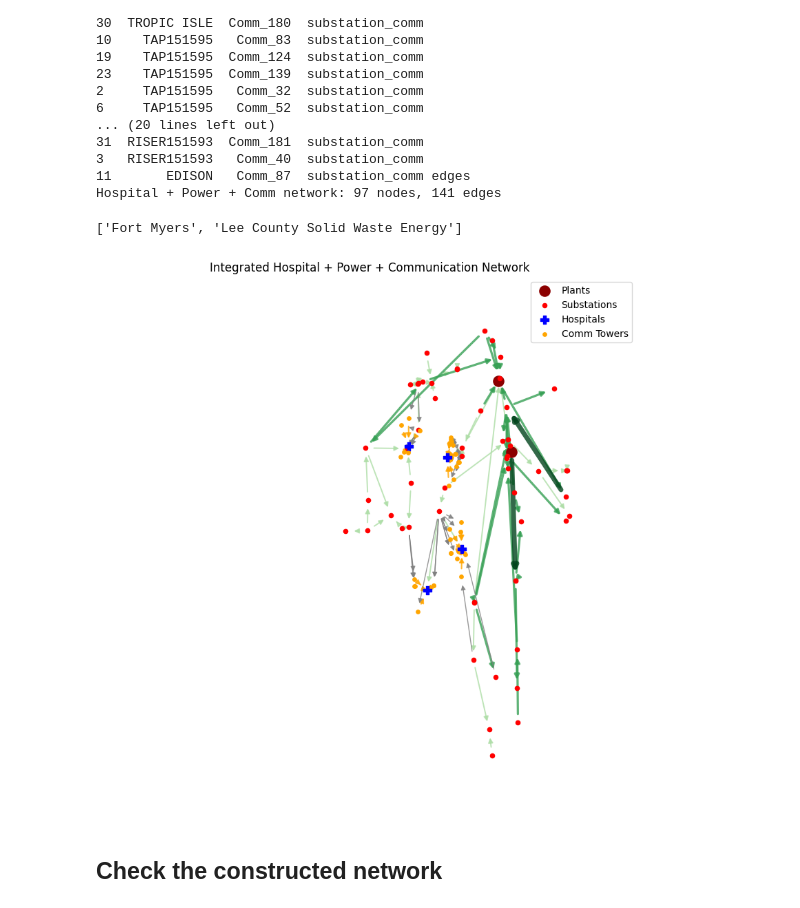
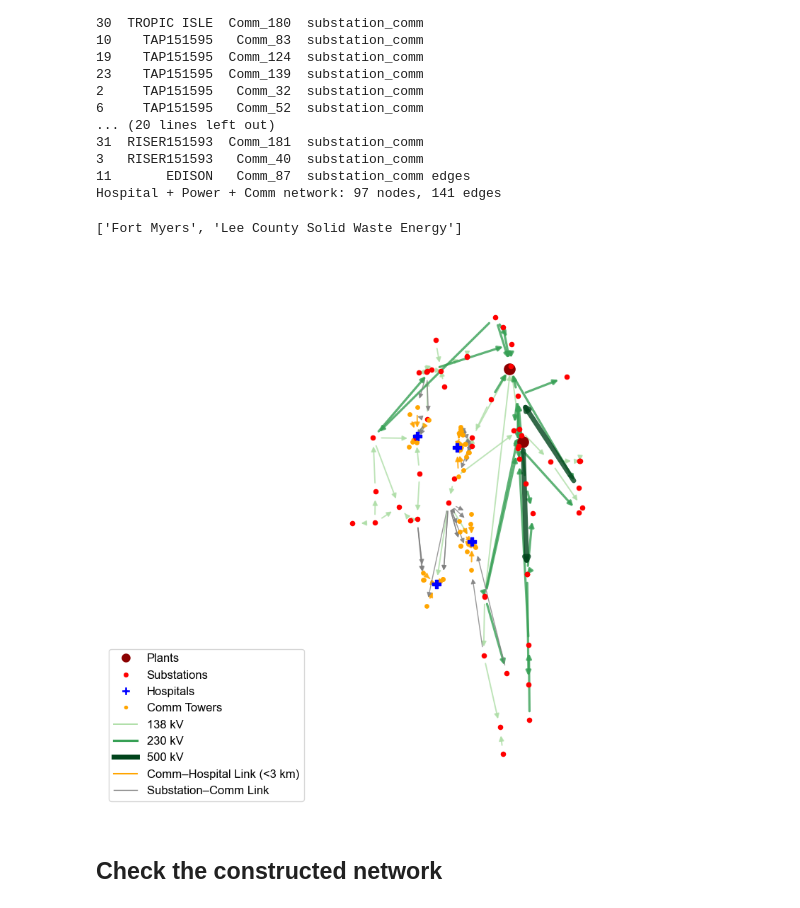
Before and after one commit to Sealxuyh/HCI-nexus, a Jupyter notebook: code/HCI_DBN.ipynb, the cells around one changed output. Saved outputs shown, nothing was run; the diff lists cells and outputs as text; code cells hidden in the pictures.

```diff
--- a/code/HCI_DBN.ipynb
+++ b/code/HCI_DBN.ipynb
@@ -11,6 +11,8 @@ from shapely.geometry import LineString
 from shapely.geometry import Point
 # Set the option to display all columns
 pd.options.display.max_columns = None
+plt.rcParams["font.sans-serif"] = ["Arial"]
+plt.rcParams["axes.unicode_minus"] = False
 import rasterio
 from pyproj import Transformer
 
@@ -1420,7 +1422,7 @@ nx.draw_networkx_nodes(G, pos, nodelist=hosp_nodes, node_size=80, node_color='bl
 
 # Communication powers
 comm_nodes = [n for n, d in G.nodes(data=True) if d.get('type') == 'communication']
-nx.draw_networkx_nodes(G, pos, nodelist=comm_nodes, node_size=15, node_color='orange', label='Comm Towers')
+nx.draw_networkx_nodes(G, pos, nodelist=comm_nodes, node_size=15, node_color='orange', label='Comm towers')
 
 # Edges
 for volt in voltages:
@@ -1428,36 +1430,73 @@ for volt in voltages:
         (u, v) for u, v, d in G.edges(data=True)
         if d.get('VOLTAGE') == volt
     ]
 
     current_width = volt / 100
     if edgelist:
         nx.draw_networkx_edges(
             G, pos,
             edgelist=edgelist,
             width=current_width,
             edge_color=[voltage_colors[volt]],
             alpha=0.8,
             label=f"{int(volt)} kV"
         )
 
 comm_edges = [(u, v) for u, v, d in G.edges(data=True) if d.get('edge_type') == 'comm_hospital']
 if comm_edges:
     nx.draw_networkx_edges(G, pos, edgelist=comm_edges,edge_color='orange', alpha=0.8, width=1.5, label='Comm Link (<3km)')
 
 substation_comm_edges = [(u, v) for u, v, d in G.edges(data=True) if d.get('edge_type') == 'substation_comm']
 if substation_comm_edges:
     nx.draw_networkx_edges(G, pos, edgelist=substation_comm_edges,edge_color='gray', alpha=0.8, width=1.0, label='Substation Comm Link')
 
 plt.xlim(global_xlim)
 plt.ylim(global_ylim)
 
-plt.legend()
-plt.title("Integrated Hospital + Power + Communication Network")
+from matplotlib.lines import Line2D
+
+legend_elements = []
+
+# ---- Node legend ----
+legend_elements.extend([
+    Line2D([0], [0], marker='o', color='w',
+           markerfacecolor='darkred', markersize=10, label='Plants'),
+    Line2D([0], [0], marker='o', color='w',
+           markerfacecolor='red', markersize=6, label='Substations'),
+    Line2D([0], [0], marker='P', color='w',
+           markerfacecolor='blue', markersize=9, label='Hospitals'),
+    Line2D([0], [0], marker='o', color='w',
+           markerfacecolor='orange', markersize=5, label='Comm Towers'),
+])
+
+# ---- Edge legend: voltages ----
+for volt in voltages:
+    legend_elements.append(
+        Line2D([0], [0],
+               color=voltage_colors[volt],
+               lw=volt / 100,
+               label=f"{int(volt)} kV")
+    )
+
+# ---- Edge legend: dependency links ----
+legend_elements.extend([
+    Line2D([0], [0], color='orange', lw=1.5, label='Comm–Hospital Link (<3 km)'),
+    Line2D([0], [0], color='gray', lw=1.0, label='Substation–Comm Link'),
+])
+
+plt.legend(
+    handles=legend_elements,
+    loc='lower left',
+    frameon=True,
+    fontsize=12
+)
+
+# plt.title("Integrated Hospital + Power + Communication Network")
 plt.axis('off')
 plt.show()
 # %% [output]
 ['Fort Myers', 'Lee County Solid Waste Energy']
-[figure, old version]
+[figure, new version]
 # %% [markdown]
 ## Check the constructed network
 # %%
```
Also changed, not shown: parts of 32 cells of this notebook, 1 other file.
